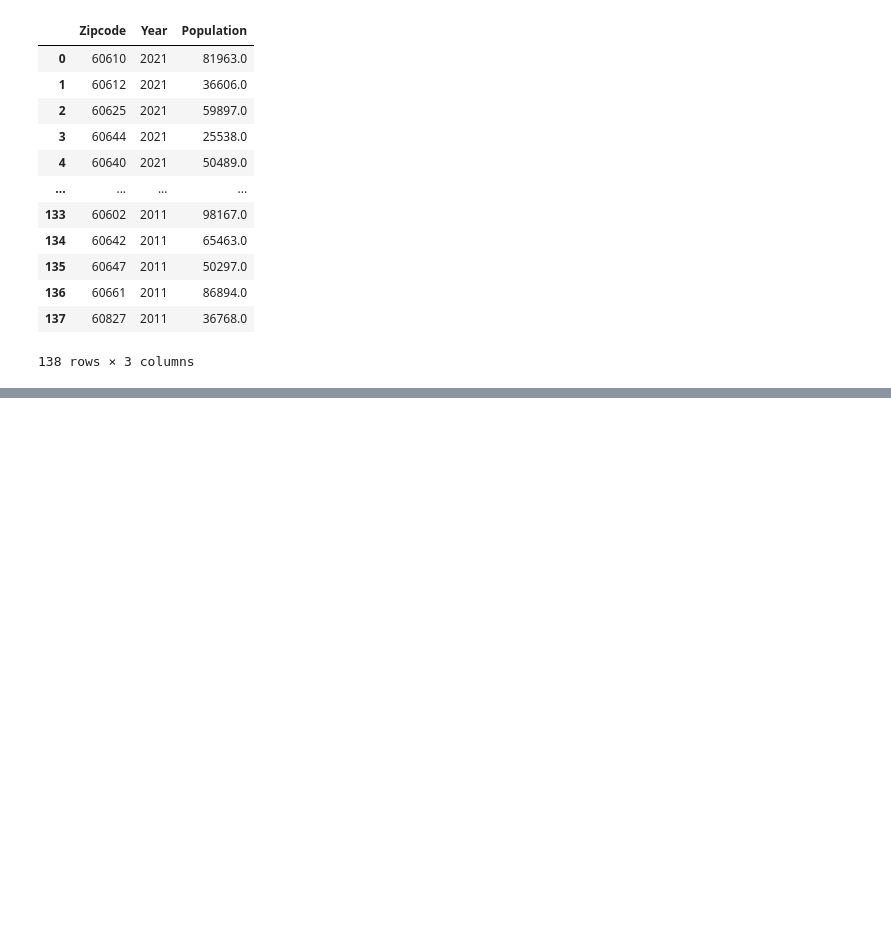
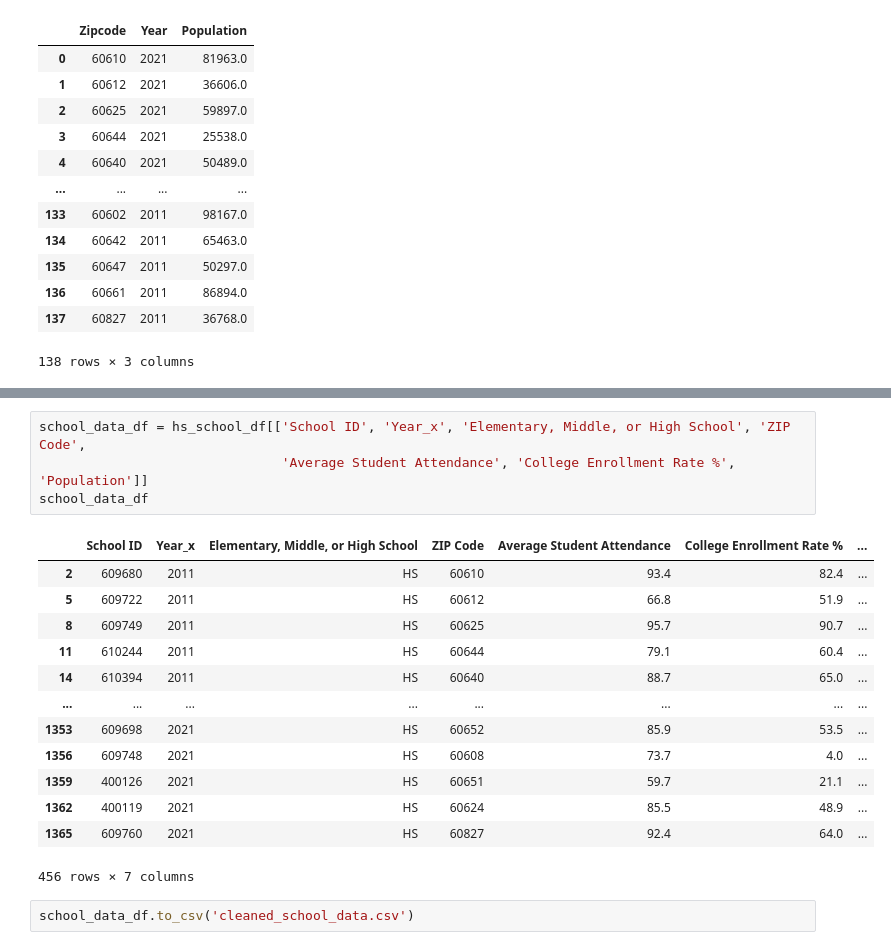
Before and after one commit to MattPostlewaite/NWBC-Project1-Group2, a Jupyter notebook: project_1_analysis_Billy.ipynb, the cells around one changed output, grey strips where cells are left out. Saved outputs shown, nothing was run; the diff lists cells and outputs as text; blank space fills up the shorter version.

```diff
--- a/project_1_analysis_Billy.ipynb
+++ b/project_1_analysis_Billy.ipynb
@@ -323,0 +349,20 @@ zipcode_data_df
+# %%
+school_data_df = hs_school_df[['School ID', 'Year_x', 'Elementary, Middle, or High School', 'ZIP Code',
+                               'Average Student Attendance', 'College Enrollment Rate %', 'Population']]
+school_data_df
+# %% [output]
+|  | School ID | Year_x | Elementary, Middle, or High School | ZIP Code | Average Student Attendance | College Enrollment Rate % | ... |
+| 2 | 609680 | 2011 | HS | 60610 | 93.4 | 82.4 | ... |
+| 5 | 609722 | 2011 | HS | 60612 | 66.8 | 51.9 | ... |
+| 8 | 609749 | 2011 | HS | 60625 | 95.7 | 90.7 | ... |
+| 11 | 610244 | 2011 | HS | 60644 | 79.1 | 60.4 | ... |
+| 14 | 610394 | 2011 | HS | 60640 | 88.7 | 65.0 | ... |
+| ... | ... | ... | ... | ... | ... | ... | ... |
+| 1353 | 609698 | 2021 | HS | 60652 | 85.9 | 53.5 | ... |
+| 1356 | 609748 | 2021 | HS | 60608 | 73.7 | 4.0 | ... |
+| 1359 | 400126 | 2021 | HS | 60651 | 59.7 | 21.1 | ... |
+| 1362 | 400119 | 2021 | HS | 60624 | 85.5 | 48.9 | ... |
+| 1365 | 609760 | 2021 | HS | 60827 | 92.4 | 64.0 | ... |
+456 rows × 7 columns
+# %%
+school_data_df.to_csv('cleaned_school_data.csv')
```
Also changed, not shown: parts of 4 cells of this notebook.
